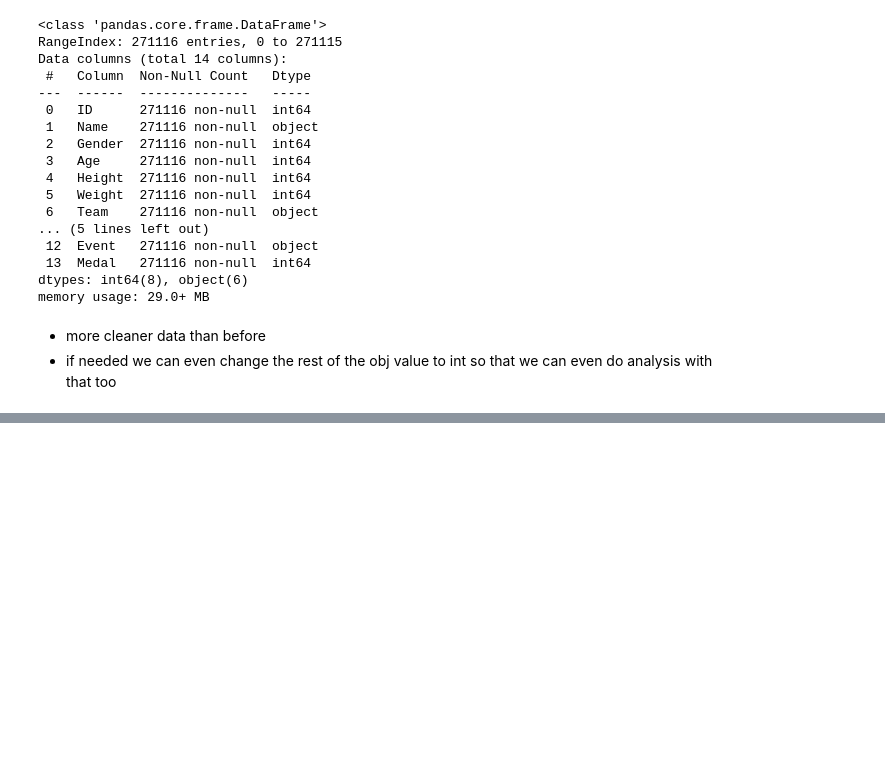
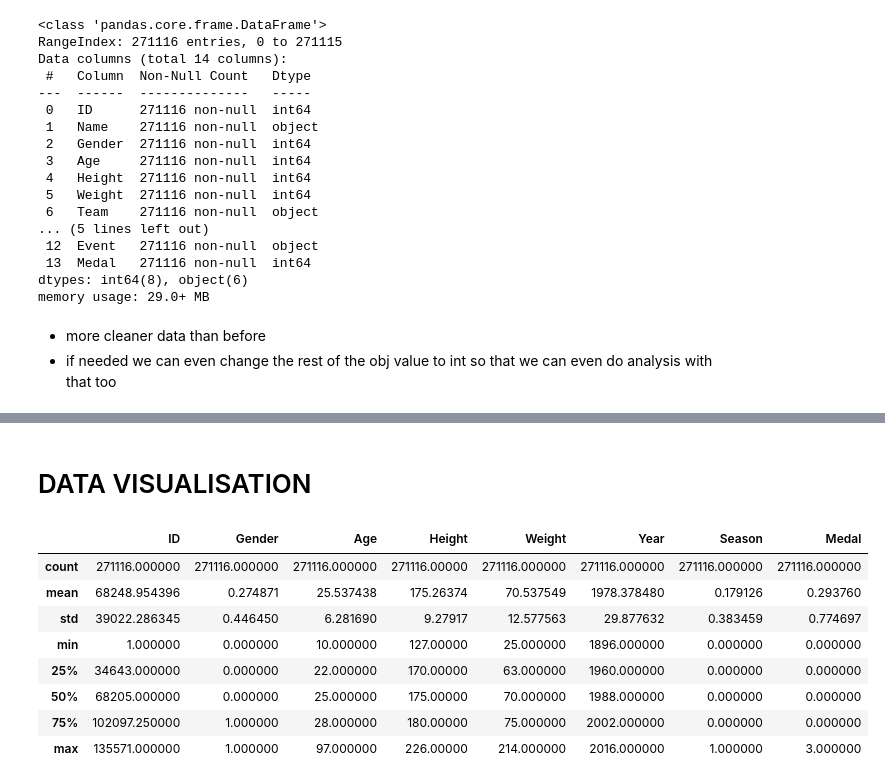
Before and after one commit to Shobanprakash/olympic_dataset_data_analysis, a Jupyter notebook: olympic_data_analysis.ipynb, the cells around one changed output, grey strips where cells are left out. Saved outputs shown, nothing was run; the diff lists cells and outputs as text; code cells hidden in the pictures; blank space fills up the shorter version.

```diff
--- a/olympic_data_analysis.ipynb
+++ b/olympic_data_analysis.ipynb
@@ -844,0 +924,14 @@ memory usage: 29.0+ MB
+# %% [markdown]
+# DATA VISUALISATION
+# %%
+ath.describe()
+# %% [output]
+|  | ID | Gender | Age | Height | Weight | Year | Season | Medal |
+| count | 271116.000000 | 271116.000000 | 271116.000000 | 271116.00000 | 271116.000000 | 271116.000000 | 271116.000000 | 271116.000000 |
+| mean | 68248.954396 | 0.274871 | 25.537438 | 175.26374 | 70.537549 | 1978.378480 | 0.179126 | 0.293760 |
+| std | 39022.286345 | 0.446450 | 6.281690 | 9.27917 | 12.577563 | 29.877632 | 0.383459 | 0.774697 |
+| min | 1.000000 | 0.000000 | 10.000000 | 127.00000 | 25.000000 | 1896.000000 | 0.000000 | 0.000000 |
+| 25% | 34643.000000 | 0.000000 | 22.000000 | 170.00000 | 63.000000 | 1960.000000 | 0.000000 | 0.000000 |
+| 50% | 68205.000000 | 0.000000 | 25.000000 | 175.00000 | 70.000000 | 1988.000000 | 0.000000 | 0.000000 |
+| 75% | 102097.250000 | 1.000000 | 28.000000 | 180.00000 | 75.000000 | 2002.000000 | 0.000000 | 0.000000 |
+| max | 135571.000000 | 1.000000 | 97.000000 | 226.00000 | 214.000000 | 2016.000000 | 1.000000 | 3.000000 |
```
Also changed, not shown: parts of 16 cells of this notebook.
